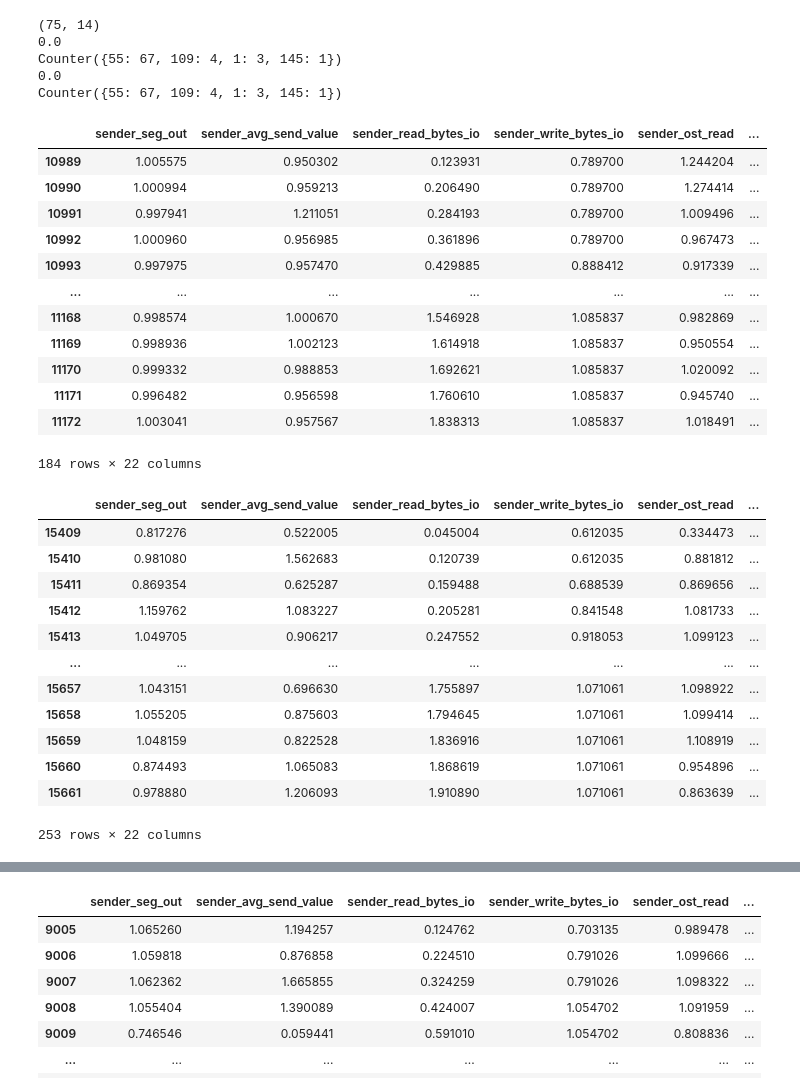
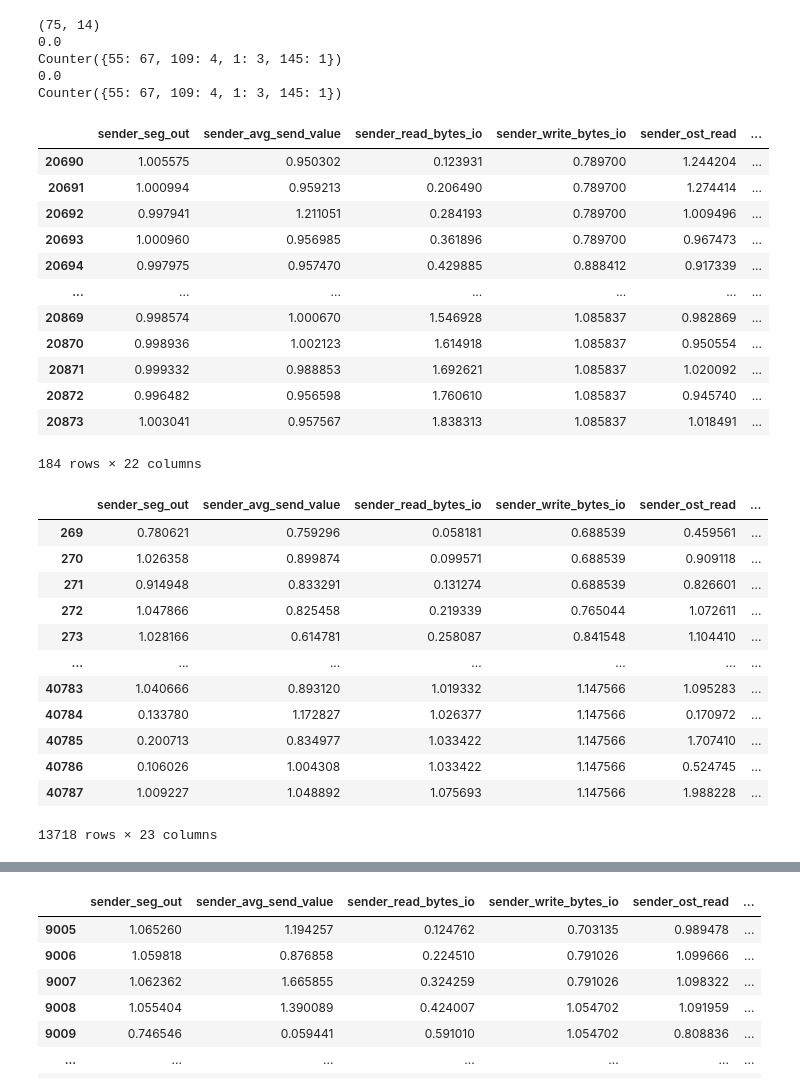
Before and after one commit to EhsanSaZ/BottleneckDetection, a Jupyter notebook: prototype/experimetns.ipynb, the cells around one changed output, grey strips where cells are left out. Cells and saved outputs as stored; diff of their text form; code cells hidden in the pictures.

```diff
--- a/prototype/experimetns.ipynb
+++ b/prototype/experimetns.ipynb
@@ -85,11 +85,22 @@ utah_ssd_merged_1g = pd.read_csv(filenames.get('utah_ssd_merged_1g')).drop(['tim
 
 # features = ['sender_seg_out', 'sender_avg_send_value', 'sender_read_bytes_io', 'sender_write_bytes_io', 'sender_ost_read', 'sender_ost_write', 'sender_pending_read_pages', 'sender_read_RPCs_in_flight', 'sender_remote_ost_read_bytes', 'sender_remote_ost_write_bytes', 'receiver_segs_in', 'receiver_write_bytes_io', 'receiver_ost_write', 'receiver_remote_ost_read_bytes', 'receiver_remote_ost_write_bytes', 'sender_read_bytes', 'receiver_write_bytes']
 
-features = ['sender_seg_out', 'sender_avg_send_value', 'sender_read_bytes_io', 'sender_write_bytes_io', 'sender_ost_read', 'sender_ost_write', 'sender_remote_ost_read_bytes', 'sender_remote_ost_write_bytes', 'receiver_segs_in', 'receiver_write_bytes_io', 'receiver_ost_write', 'receiver_remote_ost_read_bytes', 'receiver_remote_ost_write_bytes', 'sender_read_bytes', 'receiver_write_bytes',
+# features = ['sender_seg_out', 'sender_avg_send_value', 'sender_read_bytes_io', 'sender_write_bytes_io', 'sender_ost_read', 'sender_ost_write', 'sender_remote_ost_read_bytes', 'sender_remote_ost_write_bytes', 'receiver_segs_in', 'receiver_write_bytes_io', 'receiver_ost_write', 'receiver_remote_ost_read_bytes', 'receiver_remote_ost_write_bytes', 'sender_read_bytes', 'receiver_write_bytes',
+#                 'sender_pending_read_pages', 'sender_read_RPCs_in_flight',
+#                 'sender_send_buffer_value', 'sender_req_active', 'receiver_req_active',
+#                 #'sender_segs_in',
+#                 'sender_retrans', 'sender_cwnd_rate']
+
+features = ['sender_seg_out', 'sender_avg_send_value', 'sender_read_bytes_io', 'sender_write_bytes_io', 'sender_ost_read', 'sender_ost_write', 'sender_remote_ost_read_bytes', 'sender_remote_ost_write_bytes', 'receiver_write_bytes_io', 'receiver_ost_write', 'receiver_remote_ost_read_bytes', 'receiver_remote_ost_write_bytes', 'sender_read_bytes', 'receiver_write_bytes',
+                'receiver_segs_in',
                 'sender_pending_read_pages', 'sender_read_RPCs_in_flight',
                 'sender_send_buffer_value', 'sender_req_active', 'receiver_req_active',
                 #'sender_segs_in',
-                'sender_retrans', 'sender_cwnd_rate']
+                'sender_retrans', 'sender_cwnd_rate',
+                'receiver_tcp_rcv_buffer_max',
+                # 'sender_tcp_snd_buffer_max',
+                #'sender_tcp_snd_buffer_min'
+                ]
 # %%
 #[ 'sender_tcp_snd_buffer_max','receiver_seg_out', 'receiver_read_bytes_io'] # 'sender_req_active', 'sender_segs_in', 'sender_send_buffer_value', 'sender_tcp_snd_buffer_min', 'receiver_req_active'
  ['sender_tcp_snd_buffer_max', 'sender_pending_read_pages', 'sender_read_RPCs_in_flight']
@@ -177,11 +207,18 @@ def normalize_df(df):
 
     # df["sender_ssthresh_value"] = df.sender_ssthresh_value / df.sender_cwnd_rate
     return df
+# %%
+def remove_labels_in_df(df, labels_values):
+    for lbl in labels_values:
+        df = df.drop(df[df.label_value == lbl].index)
+    return df
 # %%
 # df = emulab_hdd_merged.copy()
 # df = wisconsin_ssd_merged.copy()
 # df = wisconsin_ssd_unmerged.copy()
+remove_labels =[ 91, 100, 46]
 df = utah_ssd_merged_1g.copy()
+df = remove_labels_in_df(df, remove_labels)
 df = normalize_df(df)
 df = grouped_to_5_cat(df,161)
 # # df = utah_ssd_merged.copy()
@@ -212,7 +249,7 @@ print(X_train.shape)
 # clf = make_pipeline(StandardScaler(), RandomForestClassifier(n_estimators=100))
 # clf = make_pipeline(StandardScaler(), tree.DecisionTreeClassifier())
 # clf = make_pipeline(StandardScaler(), FuzzyDecisionTreeClassifier())
-clf = tree.DecisionTreeClassifier()
+clf = tree.DecisionTreeClassifier(max_depth=9)
 # clf = FuzzyDecisionTreeClassifier()
 # clf = SVC()
 clf.fit(X_train, y_train)
@@ -444,34 +481,34 @@ df[df.label_value==0][features]
 # df[features]
 # %% [output]
 |  | sender_seg_out | sender_avg_send_value | sender_read_bytes_io | sender_write_bytes_io | sender_ost_read | ... |
-| 10989 | 1.005575 | 0.950302 | 0.123931 | 0.789700 | 1.244204 | ... |
-| 10990 | 1.000994 | 0.959213 | 0.206490 | 0.789700 | 1.274414 | ... |
-| 10991 | 0.997941 | 1.211051 | 0.284193 | 0.789700 | 1.009496 | ... |
-| 10992 | 1.000960 | 0.956985 | 0.361896 | 0.789700 | 0.967473 | ... |
-| 10993 | 0.997975 | 0.957470 | 0.429885 | 0.888412 | 0.917339 | ... |
+| 20690 | 1.005575 | 0.950302 | 0.123931 | 0.789700 | 1.244204 | ... |
+| 20691 | 1.000994 | 0.959213 | 0.206490 | 0.789700 | 1.274414 | ... |
+| 20692 | 0.997941 | 1.211051 | 0.284193 | 0.789700 | 1.009496 | ... |
+| 20693 | 1.000960 | 0.956985 | 0.361896 | 0.789700 | 0.967473 | ... |
+| 20694 | 0.997975 | 0.957470 | 0.429885 | 0.888412 | 0.917339 | ... |
 | ... | ... | ... | ... | ... | ... | ... |
-| 11168 | 0.998574 | 1.000670 | 1.546928 | 1.085837 | 0.982869 | ... |
-| 11169 | 0.998936 | 1.002123 | 1.614918 | 1.085837 | 0.950554 | ... |
-| 11170 | 0.999332 | 0.988853 | 1.692621 | 1.085837 | 1.020092 | ... |
-| 11171 | 0.996482 | 0.956598 | 1.760610 | 1.085837 | 0.945740 | ... |
-| 11172 | 1.003041 | 0.957567 | 1.838313 | 1.085837 | 1.018491 | ... |
+| 20869 | 0.998574 | 1.000670 | 1.546928 | 1.085837 | 0.982869 | ... |
+| 20870 | 0.998936 | 1.002123 | 1.614918 | 1.085837 | 0.950554 | ... |
+| 20871 | 0.999332 | 0.988853 | 1.692621 | 1.085837 | 1.020092 | ... |
+| 20872 | 0.996482 | 0.956598 | 1.760610 | 1.085837 | 0.945740 | ... |
+| 20873 | 1.003041 | 0.957567 | 1.838313 | 1.085837 | 1.018491 | ... |
 184 rows × 22 columns
 # %%
 df = emulab_hdd_merged.copy()
 df = normalize_df(df)
 df = grouped_to_5_cat(df,161)
-df[df.label_value==0][features]
+df[df.label_value==1][features]
 # %% [output]
 |  | sender_seg_out | sender_avg_send_value | sender_read_bytes_io | sender_write_bytes_io | sender_ost_read | ... |
-| 15409 | 0.817276 | 0.522005 | 0.045004 | 0.612035 | 0.334473 | ... |
-| 15410 | 0.981080 | 1.562683 | 0.120739 | 0.612035 | 0.881812 | ... |
-| 15411 | 0.869354 | 0.625287 | 0.159488 | 0.688539 | 0.869656 | ... |
-| 15412 | 1.159762 | 1.083227 | 0.205281 | 0.841548 | 1.081733 | ... |
-| 15413 | 1.049705 | 0.906217 | 0.247552 | 0.918053 | 1.099123 | ... |
+| 269 | 0.780621 | 0.759296 | 0.058181 | 0.688539 | 0.459561 | ... |
+| 270 | 1.026358 | 0.899874 | 0.099571 | 0.688539 | 0.909118 | ... |
+| 271 | 0.914948 | 0.833291 | 0.131274 | 0.688539 | 0.826601 | ... |
+| 272 | 1.047866 | 0.825458 | 0.219339 | 0.765044 | 1.072611 | ... |
+| 273 | 1.028166 | 0.614781 | 0.258087 | 0.841548 | 1.104410 | ... |
 | ... | ... | ... | ... | ... | ... | ... |
-| 15657 | 1.043151 | 0.696630 | 1.755897 | 1.071061 | 1.098922 | ... |
-| 15658 | 1.055205 | 0.875603 | 1.794645 | 1.071061 | 1.099414 | ... |
-| 15659 | 1.048159 | 0.822528 | 1.836916 | 1.071061 | 1.108919 | ... |
-| 15660 | 0.874493 | 1.065083 | 1.868619 | 1.071061 | 0.954896 | ... |
-| 15661 | 0.978880 | 1.206093 | 1.910890 | 1.071061 | 0.863639 | ... |
+| 40783 | 1.040666 | 0.893120 | 1.019332 | 1.147566 | 1.095283 | ... |
+| 40784 | 0.133780 | 1.172827 | 1.026377 | 1.147566 | 0.170972 | ... |
+| 40785 | 0.200713 | 0.834977 | 1.033422 | 1.147566 | 1.707410 | ... |
+| 40786 | 0.106026 | 1.004308 | 1.033422 | 1.147566 | 0.524745 | ... |
+| 40787 | 1.009227 | 1.048892 | 1.075693 | 1.147566 | 1.988228 | ... |
-253 rows × 22 columns
+13718 rows × 23 columns
```
Also changed, not shown: parts of 5 cells of this notebook, 1 other file.
